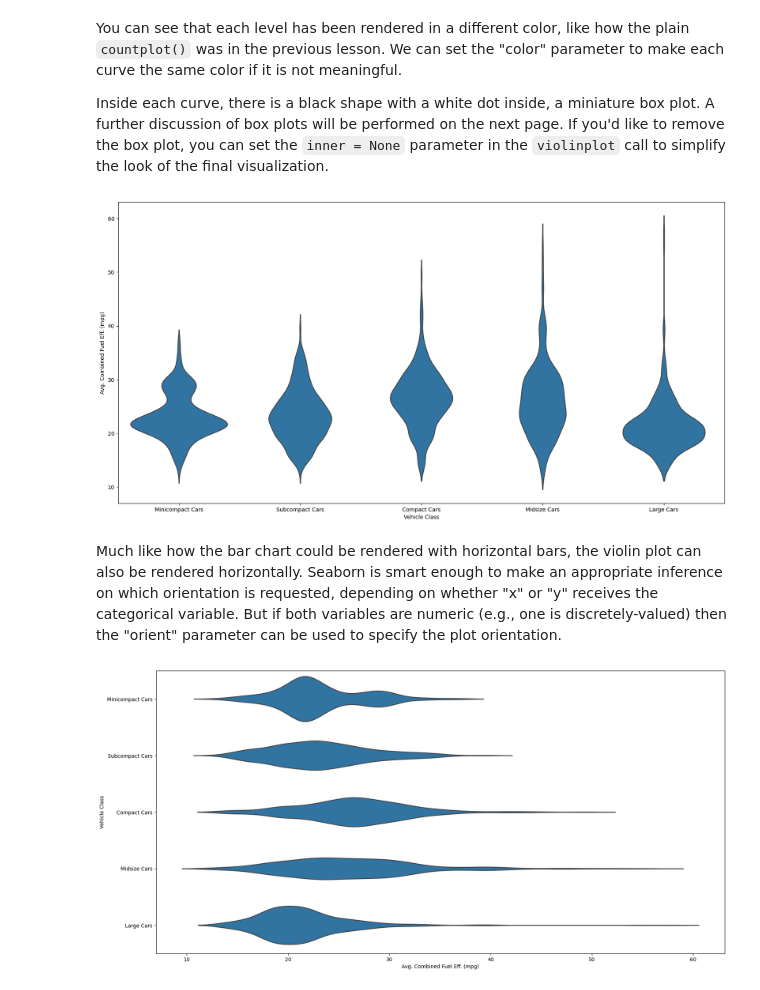
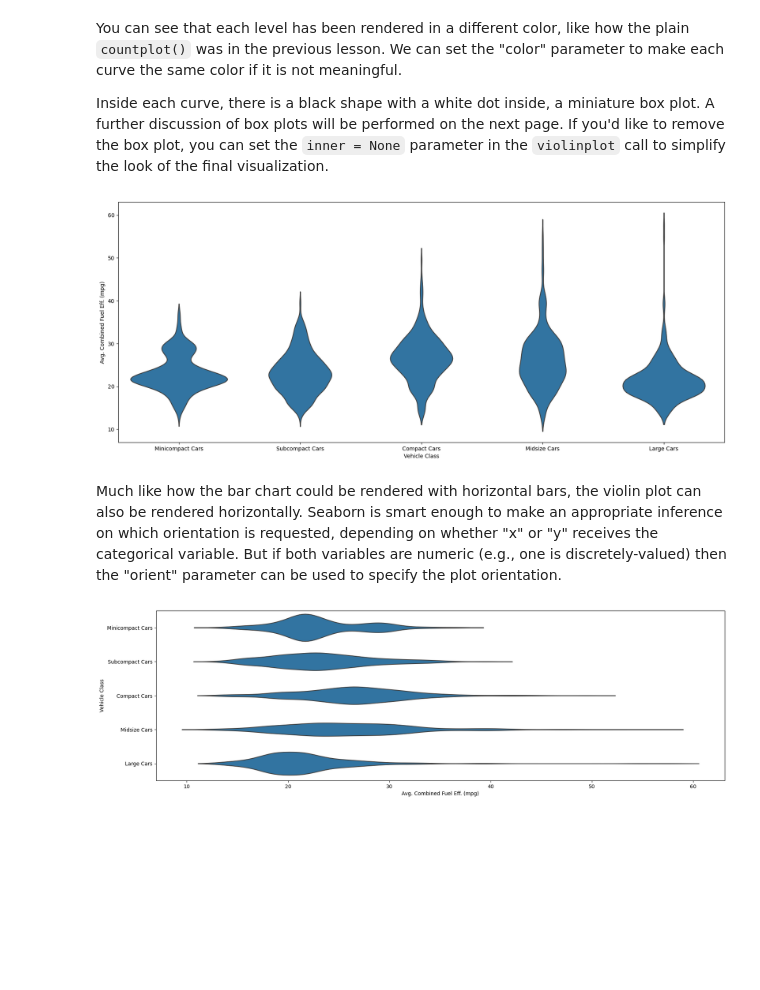
Before and after one commit to kisyular/data-visualization, a Jupyter notebook: Intro-Data-Visualization.ipynb, the cells around one changed output. Cells and saved outputs as stored; diff of their text form; code cells hidden in the pictures; blank space fills up the shorter version.

```diff
--- a/Intro-Data-Visualization.ipynb
+++ b/Intro-Data-Visualization.ipynb
@@ -1087,21 +1087,21 @@ Inside each curve, there is a black shape with a white dot inside, a miniature b
 # %%
 base_color = sb.color_palette()[0]
 
 # The "inner" argument represents the datapoints in the violin interior.
 # It can take any value from {“box”, “quartile”, “point”, “stick”, None}
 # If "box", it draws a miniature boxplot.
-plt.figure(figsize=(20, 10))
+plt.figure(figsize=(20, 8))
 sb.violinplot(data=fuel_econ, x='VClass', y='comb', color=base_color, inner=None)
 plt.xlabel('Vehicle Class')
 plt.ylabel('Avg. Combined Fuel Eff. (mpg)');
 # %% [output]
-[figure, old version]
+[figure, new version]
 # %% [markdown]
 Much like how the bar chart could be rendered with horizontal bars, the violin plot can also be rendered horizontally. Seaborn is smart enough to make an appropriate inference on which orientation is requested, depending on whether "x" or "y" receives the categorical variable. But if both variables are numeric (e.g., one is discretely-valued) then the "orient" parameter can be used to specify the plot orientation.
 # %%
-plt.figure(figsize=(20, 10))
+plt.figure(figsize=(20, 6))
 sb.violinplot(data=fuel_econ, y='VClass', x='comb', color=base_color, inner=None)
 plt.ylabel('Vehicle Class')
 plt.xlabel('Avg. Combined Fuel Eff. (mpg)');
 # %% [output]
-[figure, old version]
+[figure, new version]
```
Also changed, not shown: parts of 12 cells of this notebook.
